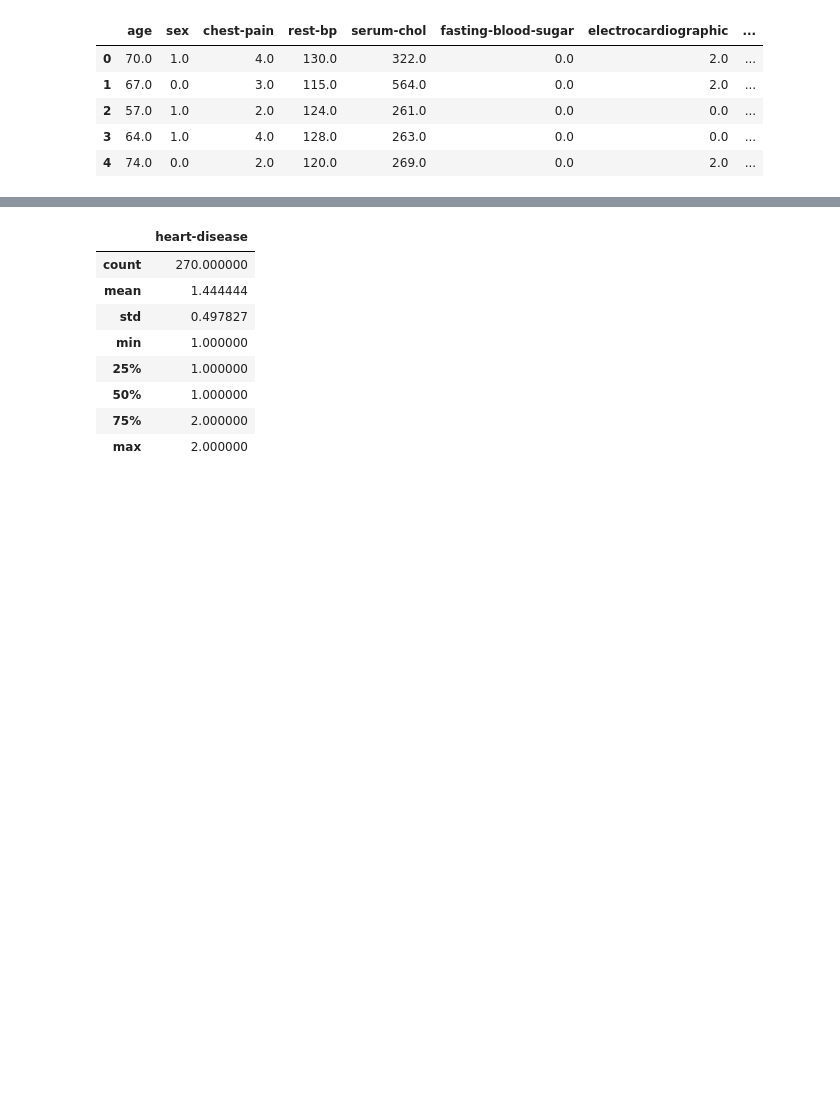
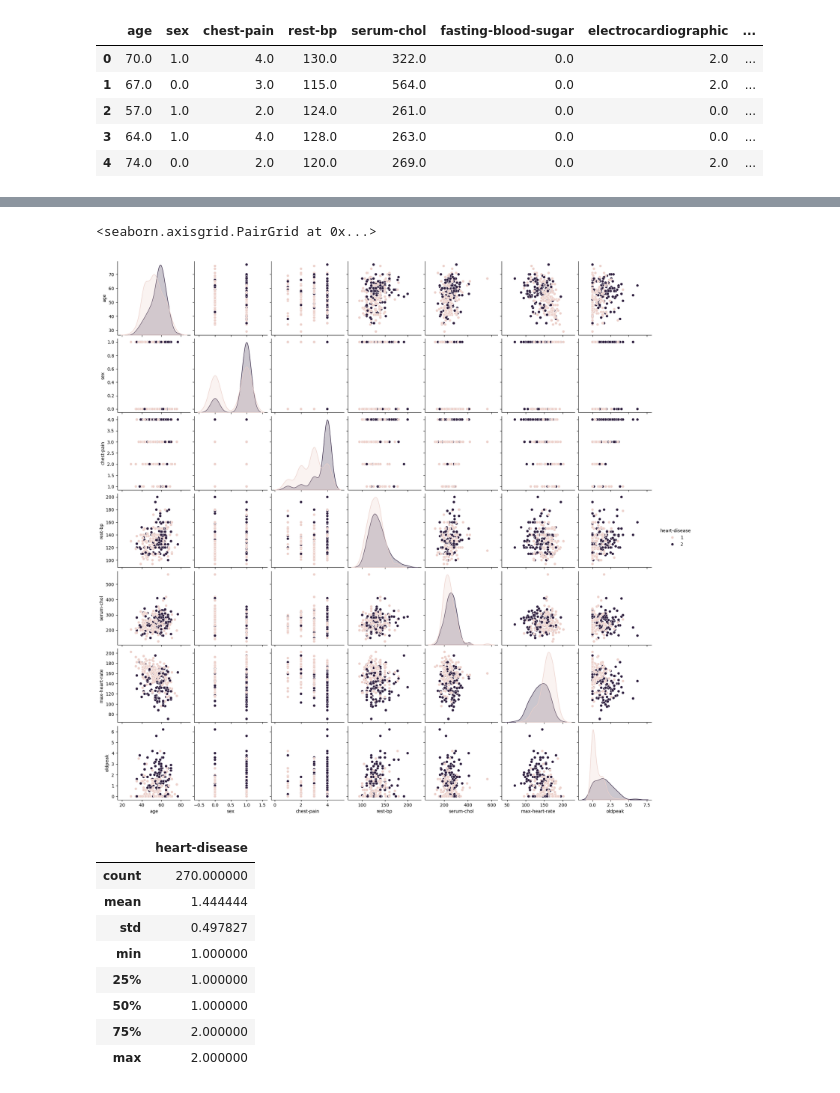
Before and after one commit to perellonieto/explaining-models, a Jupyter notebook: example_lime.ipynb, the cells around one changed output, grey strips where cells are left out. Drawn from its saved outputs; the diff is of its cells as text; code cells hidden in the pictures; blank space fills up the shorter version.

Commit message:
Added pairplot

```diff
--- a/example_lime.ipynb
+++ b/example_lime.ipynb
@@ -94,6 +94,13 @@ X.corr().style.background_gradient(cmap='coolwarm')
 | slope | 0.159774 | 0.050545 | 0.136900 | 0.142472 | -0.005755 | 0.044076 | 0.160614 | ... |
 | major-vessels | 0.356081 | 0.086830 | 0.225890 | 0.085697 | 0.126541 | 0.123774 | 0.114368 | ... |
 | thal | 0.106100 | 0.391046 | 0.262659 | 0.132045 | 0.028836 | 0.049237 | 0.007337 | ... |
+# %%
+import seaborn
+feature_subset = ['age','sex', 'chest-pain', 'rest-bp', 'serum-chol', 'max-heart-rate', 'oldpeak']
+seaborn.pairplot(pandas.concat([X[feature_subset], y], axis=1), hue='heart-disease')
+# %% [output]
+<seaborn.axisgrid.PairGrid at 0x...>
+[figure, added]
 # %%
 y.describe()
 # %% [output]
```
Also changed, not shown: 2 other files.
